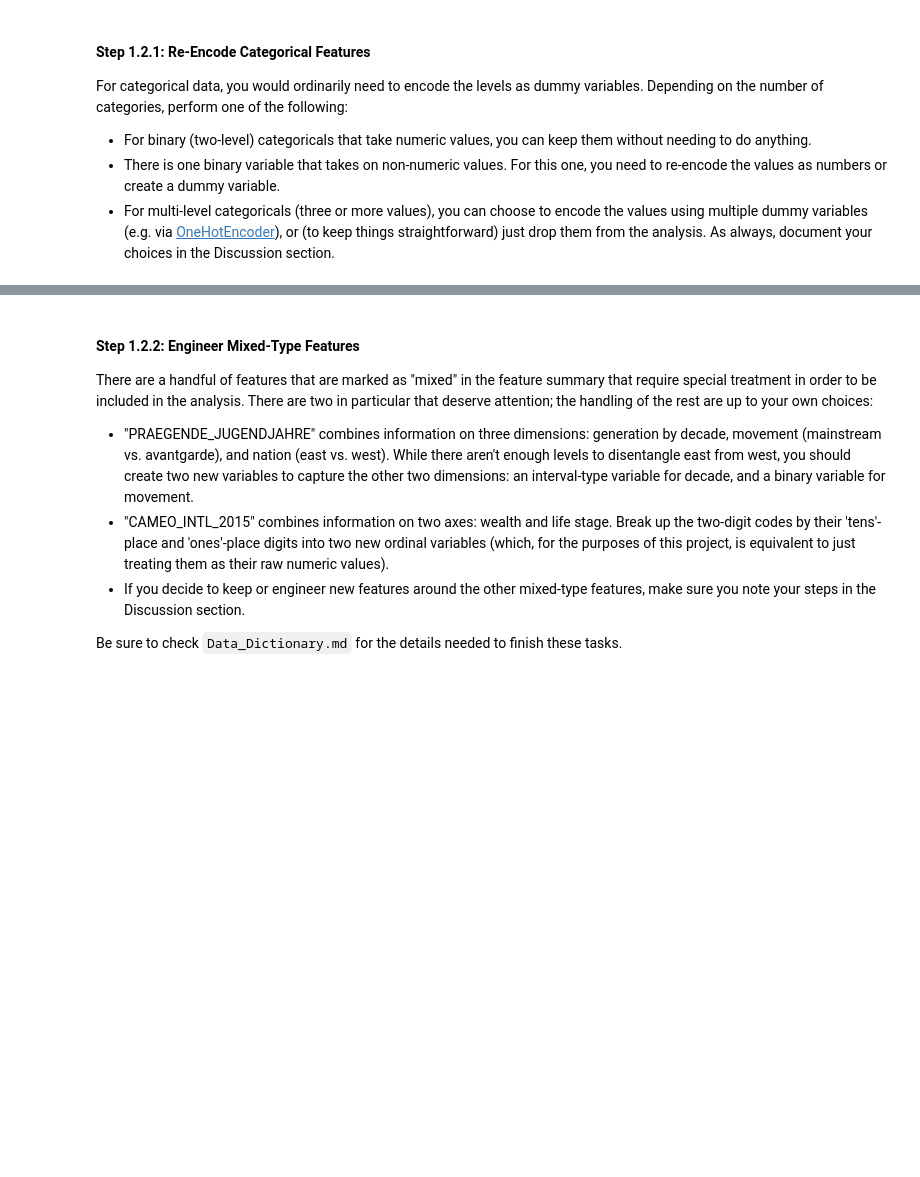
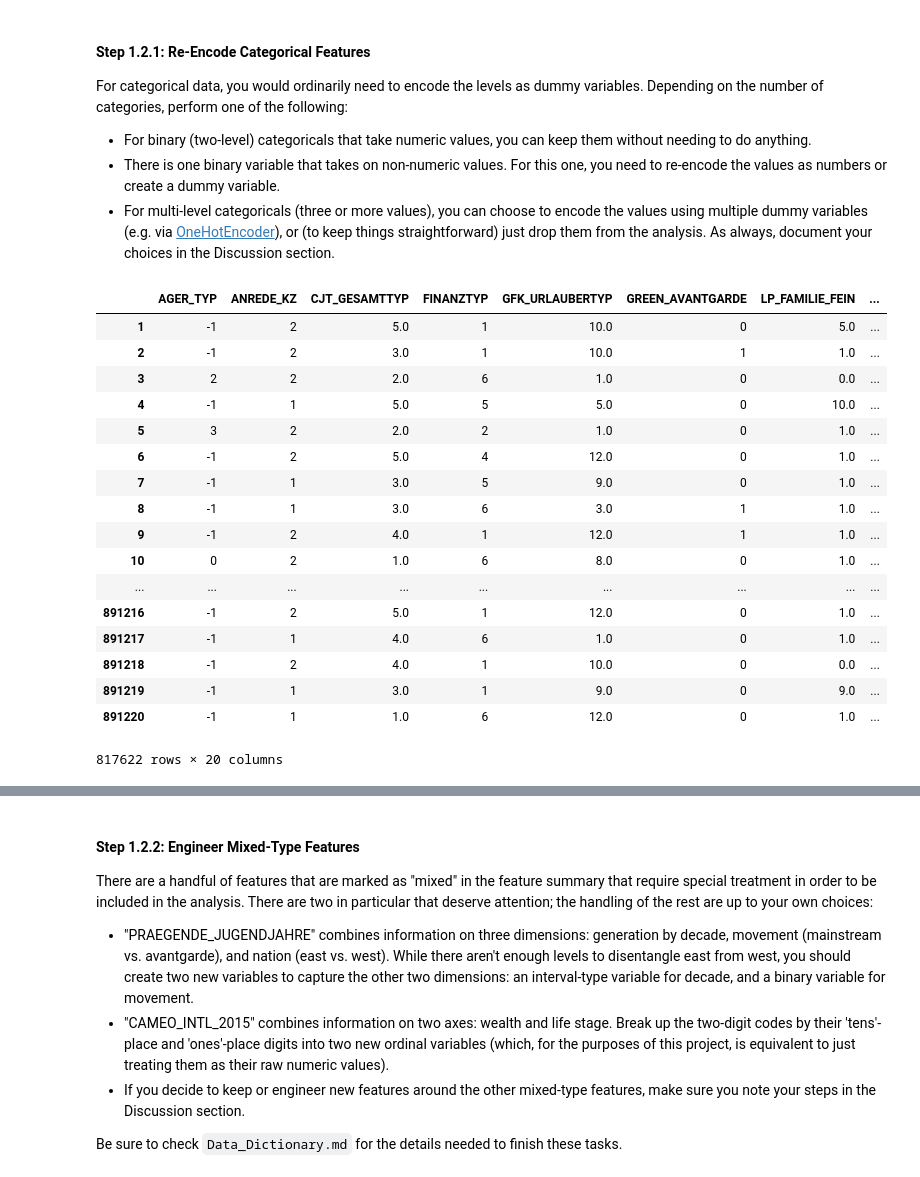
Before and after one commit to Suhaila-Ehab/Identifying-Customer_Segments-, a Jupyter notebook: Identify_Customer_Segments.ipynb, the cells around one changed output, grey strips where cells are left out. Saved outputs shown, nothing was run; the diff lists cells and outputs as text; code cells hidden in the pictures; blank space fills up the shorter version.

```diff
--- a/Identify_Customer_Segments.ipynb
+++ b/Identify_Customer_Segments.ipynb
@@ -292,6 +344,3 @@ for i in range(l_col.size):
 #### Discussion 1.1.3: Assess Missing Data in Each Row
 
 Number of rows where missing values are higher than 32 in the dataset makes around 8% of the dataset and as Shown by the figures above, the graphs of higher number of missing rows do not make up the much of the dataset and yet have a significant number of NaNs. Henceforth, further calculations in this notebook should be made on the second dataset.
-# %%
-azdias= azdias.drop([azdias1].index)
-azdias.shape
@@ -299,0 +347,5 @@ TypeError: unhashable type: 'list'
+# %%
+# drop rows where NaN are higher than 32
+
+azdias= azdias.drop(labels= azdias1.index, axis=0)
+shape_df(azdias)
@@ -300,3 +355,7 @@ TypeError: unhashable type: 'list'
+# %%
+#fill NaNs
+
+azdias =azdias.fillna(azdias.mode().iloc[0])
 # %% [markdown]
 ### Step 1.2: Select and Re-Encode Features
 
@@ -311,8 +370,7 @@ Data wrangling is often the trickiest part of the data analysis process, and the
 # %%
 # How many features are there of each data type?
 
-feat_info.head()
-azdias1.head()
+feat_info=feat_info[feat_info.attribute.isin(azdias.columns)]
 
-feat_info=feat_info[feat_info.attribute.isin(azdias1.columns)]
+print(feat_info)
 # %% [output]
@@ -327,3 +411,24 @@ For categorical data, you would ordinarily need to encode the levels as dummy va
 # %%
 # Assess categorical variables: which are binary, which are multi-level, and
 # which one needs to be re-encoded?
+categ_data= feat_info[feat_info.type=='categorical']
+azdias[categ_data.attribute]
+# %% [output]
+|  | AGER_TYP | ANREDE_KZ | CJT_GESAMTTYP | FINANZTYP | GFK_URLAUBERTYP | GREEN_AVANTGARDE | LP_FAMILIE_FEIN | ... |
+| 1 | -1 | 2 | 5.0 | 1 | 10.0 | 0 | 5.0 | ... |
+| 2 | -1 | 2 | 3.0 | 1 | 10.0 | 1 | 1.0 | ... |
+| 3 | 2 | 2 | 2.0 | 6 | 1.0 | 0 | 0.0 | ... |
+| 4 | -1 | 1 | 5.0 | 5 | 5.0 | 0 | 10.0 | ... |
+| 5 | 3 | 2 | 2.0 | 2 | 1.0 | 0 | 1.0 | ... |
+| 6 | -1 | 2 | 5.0 | 4 | 12.0 | 0 | 1.0 | ... |
+| 7 | -1 | 1 | 3.0 | 5 | 9.0 | 0 | 1.0 | ... |
+| 8 | -1 | 1 | 3.0 | 6 | 3.0 | 1 | 1.0 | ... |
+| 9 | -1 | 2 | 4.0 | 1 | 12.0 | 1 | 1.0 | ... |
+| 10 | 0 | 2 | 1.0 | 6 | 8.0 | 0 | 1.0 | ... |
+| ... | ... | ... | ... | ... | ... | ... | ... | ... |
+| 891216 | -1 | 2 | 5.0 | 1 | 12.0 | 0 | 1.0 | ... |
+| 891217 | -1 | 1 | 4.0 | 6 | 1.0 | 0 | 1.0 | ... |
+| 891218 | -1 | 2 | 4.0 | 1 | 10.0 | 0 | 0.0 | ... |
+| 891219 | -1 | 1 | 3.0 | 1 | 9.0 | 0 | 9.0 | ... |
+| 891220 | -1 | 1 | 1.0 | 6 | 12.0 | 0 | 1.0 | ... |
+817622 rows × 20 columns
```
Also changed, not shown: parts of 26 cells of this notebook.
